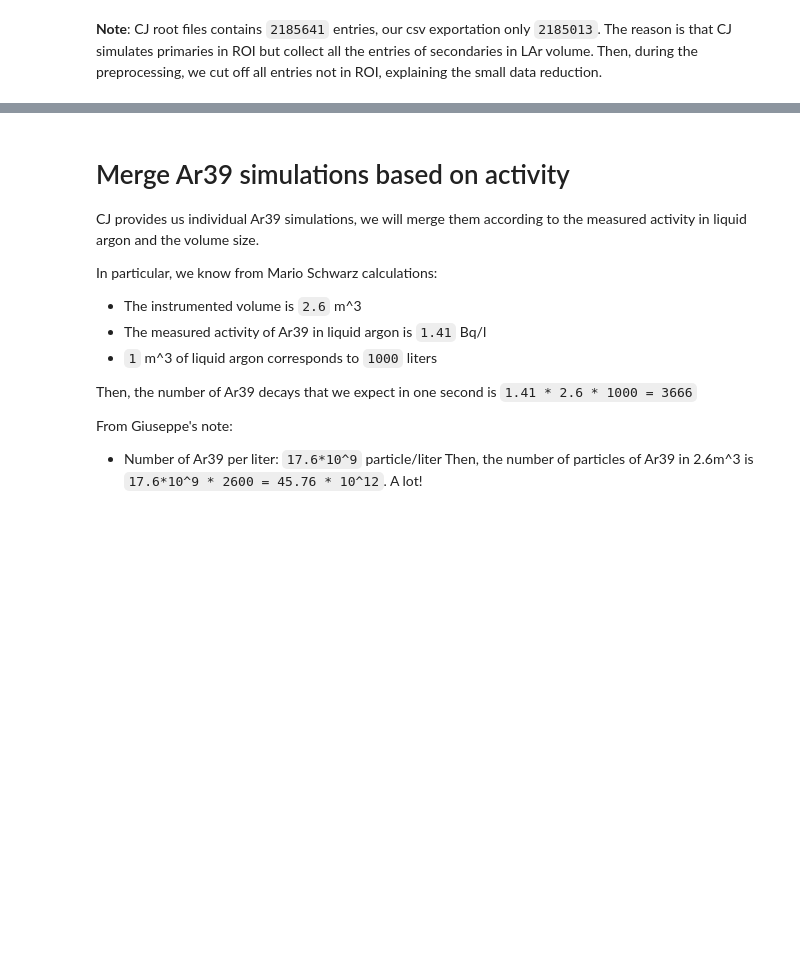
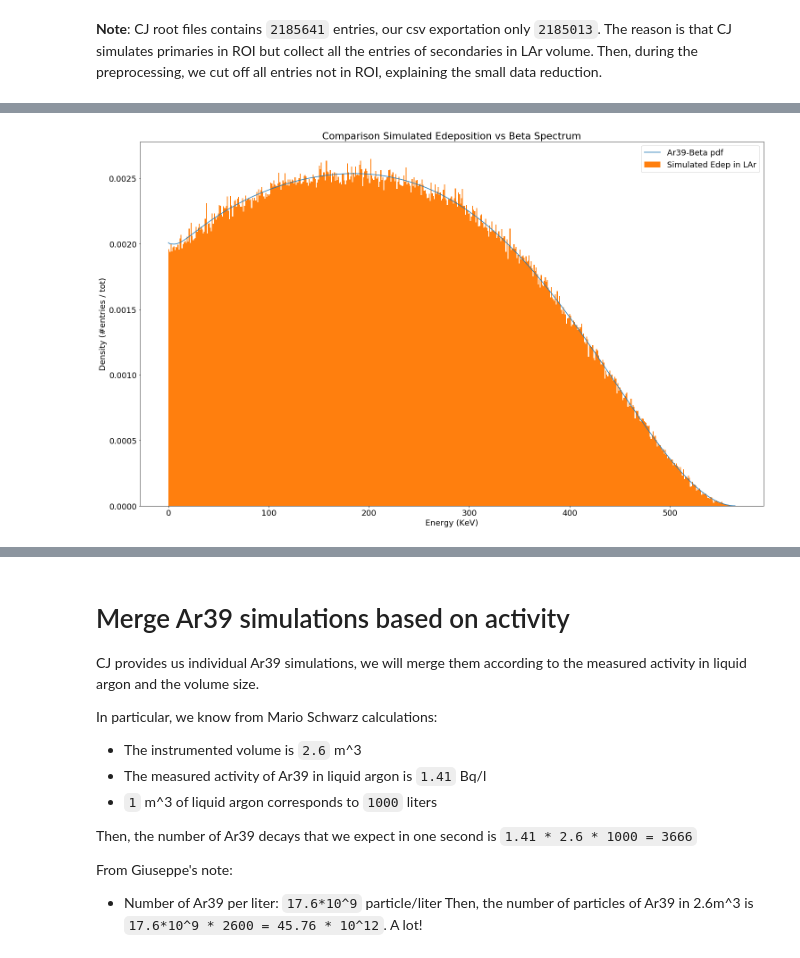
Before and after one commit to luigiberducci/ML4NP, a Jupyter notebook: Notebooks/analysis_1e6_ar39.ipynb, the cells around one changed output, grey strips where cells are left out. Cells and saved outputs as stored; diff of their text form; code cells hidden in the pictures; blank space fills up the shorter version.

```diff
--- a/Notebooks/analysis_1e6_ar39.ipynb
+++ b/Notebooks/analysis_1e6_ar39.ipynb
@@ -54,3 +33,17 @@ df = df.sort_values("time")
+# %%
+ar39_beta_pdf = pd.read_csv("../Data/ar39/input_Ar39_ESpectrum.txt", sep='\t', comment='#', names=['energy', 'dNdE', 'uncert'])
+plt.plot(ar39_beta_pdf.energy, ar39_beta_pdf.dNdE, label="Ar39-Beta pdf")
+
+entry_gb_decays = df.groupby(["eventnumber", "time"])
+energy_gb_event_time = entry_gb_decays.energydeposition.sum()
+plt.hist(energy_gb_event_time, bins=560, density=True, label="Simulated Edep in LAr")
+plt.xlabel("Energy (KeV)")
+plt.ylabel("Density (#entries / tot)")
+plt.title("Comparison Simulated Edeposition vs Beta Spectrum")
+plt.legend()
+plt.show()
+# %% [output]
+[figure, added]
 # %%
 pd.DataFrame([df.time.describe(),
               df.energydeposition.describe(),
```
Also changed, not shown: parts of 28 cells of this notebook, 1 other file.
